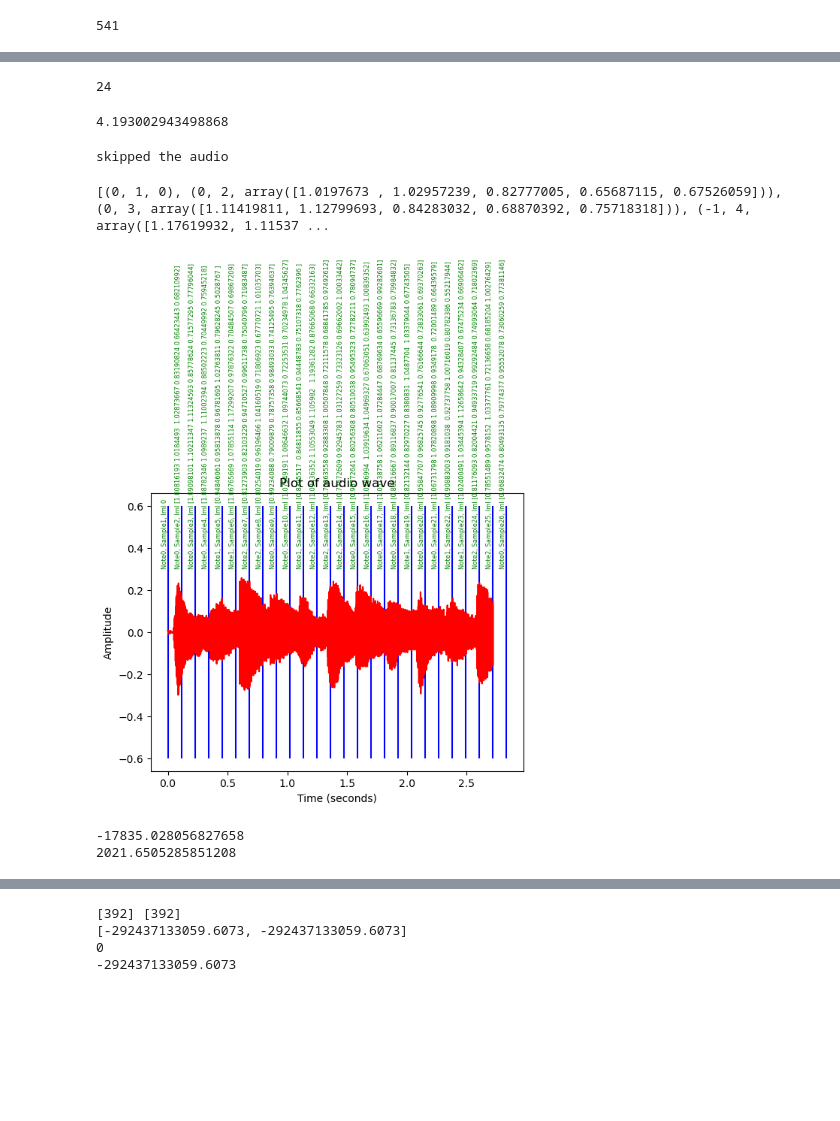
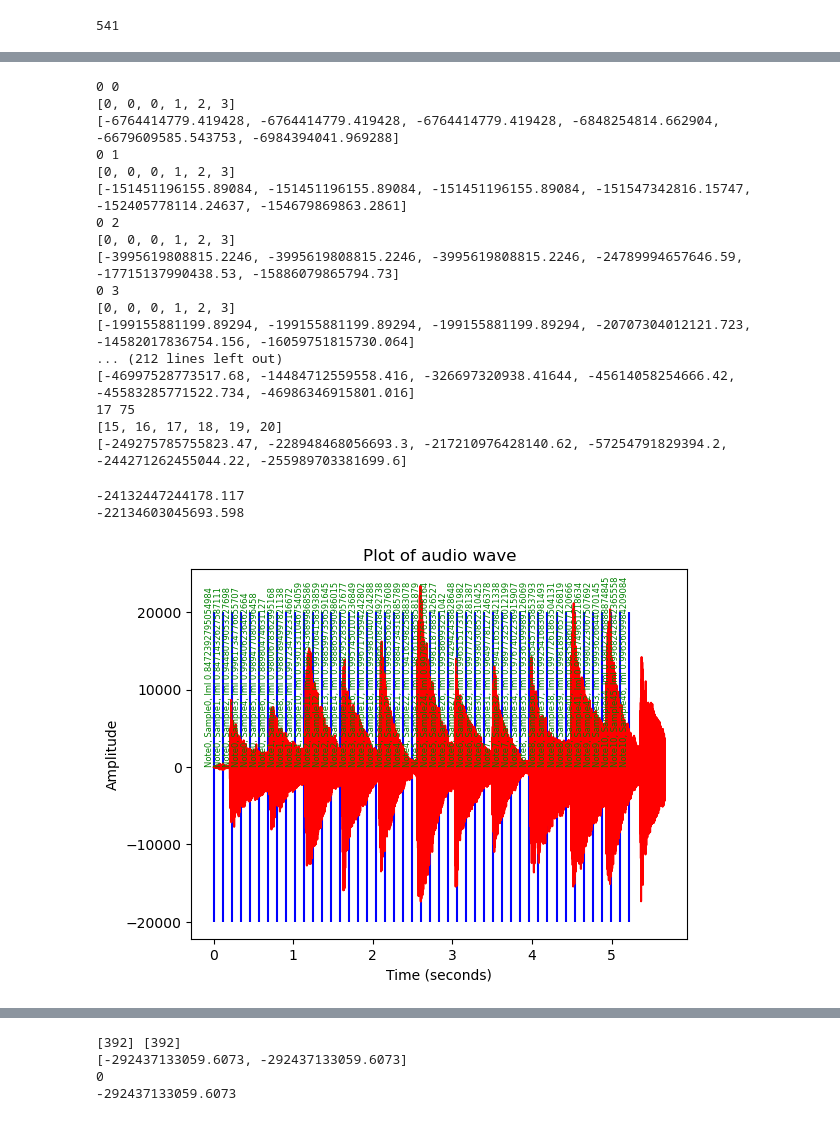
Before and after one commit to josephinecowley/Score-follower, a Jupyter notebook: GP_models/no_onset_detection.ipynb, the cells around one changed output, grey strips where cells are left out. Drawn from its saved outputs; the diff is of its cells as text; code cells hidden in the pictures; blank space fills up the shorter version.

Commit message:
feat: make the alignment algorithm provide only ML (positive values)

```diff
--- a/GP_models/no_onset_detection.ipynb
+++ b/GP_models/no_onset_detection.ipynb
@@ -28,7 +28,7 @@ hop = 5000
 sample_len = 1000
 cov_dict = {}
 # %%
-path =     '/Users/josephine/Documents/Engineering /Part IIB/Score alignment project/Score-follower/wav_files/bach_1.wav'
+path =     '/Users/josephine/Documents/Engineering /Part IIB/Score alignment project/Score-follower/wav_files/bach_3.wav'
 sample_rate, data = wav.read(path)
 
 audio_duration = len(data)/sample_rate
@@ -51,8 +51,14 @@ def oltw(sample_data: list, score: list, time_samples: np.ndarray, n: int, pedal
         if np.sum(abs(sample))>10:
             lml = []
             num_lookahead = min(len(score) - state_number + 1, n) + back_track
+            print(state_number, audio_frame_number)
+            score_states = []
             for i in range(num_lookahead):
-                lml.append(-helper.stable_nlml(time_samples=time_samples, Y=sample, T=0.465, v=2.37, M=13,sigma_f=5, cov_dict=cov_dict, normalised=False,f=score[max(state_number+i-back_track, 0)]))
+                score_states.append(max(state_number+i-back_track, 0))
+                lml.append(-helper.stable_nlml(time_samples=time_samples, Y=sample, T=0.465, v=2.37, M=9,sigma_f=0.1, cov_dict=cov_dict, normalised=False,f=score[max(state_number+i-back_track, 0)]))
+            print(score_states)
+            print(lml)
+
 
             # priors = 1/np.arange(1, num_lookahead+1)
             priors = [0.98,0.99,1,0.99,0.98,0.97]#np.ones(num_lookahead)
@@ -61,15 +67,16 @@ def oltw(sample_data: list, score: list, time_samples: np.ndarray, n: int, pedal
             posterior_ml = np.exp(normalised_lml) * priors
 
             index = np.argmax(posterior_ml)
-            ml = posterior_ml
+            ml = posterior_ml[index]
 
             state_number += index - back_track
 
         else:
             print("skipped the audio")
 
+        path.append((state_number, audio_frame_number, ml))
         audio_frame_number += 1
-        path.append((state_number, audio_frame_number, ml))
+
     return path
 # %%
 sample_time_samples = np.linspace(0, sample_len/sample_rate, len(sample_data[0]))
@@ -77,45 +84,49 @@ sample_time_samples = np.linspace(0, sample_len/sample_rate, len(sample_data[0])
 for state in score[:250]:
     if str(state) not in cov_dict:
         cov_dict[str(state)] = helper.SM_kernel(
-            sample_time_samples, sample_time_samples, M=9,  f=state, sigma_f=5, T=0.465, v=2.37) + 0.01**2 * np.eye(sample_len)
+            sample_time_samples, sample_time_samples, M=9,  f=state, sigma_f=0.1, T=0.465, v=2.37) + 0.01**2 * np.eye(sample_len)
 
 # path = oltw(sample_data[:30], score, sample_time_samples, 3)
-# %%
-len(cov_dict)
-# %% [output]
-24
-# %%
-print(np.sum(np.abs(sample_data[0])))
-# %% [output]
-4.193002943498868
 # %%
-path = oltw(sample_data[:30], score, sample_time_samples, n=4, cov_dict=cov_dict, back_track=2)
+path = oltw(sample_data[:80], score, sample_time_samples, n=4, cov_dict=cov_dict, back_track=2)
 # %% [output]
-skipped the audio
+0 0
+[0, 0, 0, 1, 2, 3]
+[-6764414779.419428, -6764414779.419428, -6764414779.419428, -6848254814.662904, -6679609585.543753, -6984394041.969288]
+0 1
+[0, 0, 0, 1, 2, 3]
+[-151451196155.89084, -151451196155.89084, -151451196155.89084, -151547342816.15747, -152405778114.24637, -154679869863.2861]
+0 2
+[0, 0, 0, 1, 2, 3]
+[-3995619808815.2246, -3995619808815.2246, -3995619808815.2246, -24789994657646.59, -17715137990438.53, -15886079865794.73]
+0 3
+[0, 0, 0, 1, 2, 3]
+[-199155881199.89294, -199155881199.89294, -199155881199.89294, -20707304012121.723, -14582017836754.156, -16059751815730.064]
+... (212 lines left out)
+[-46997528773517.68, -14484712559558.416, -326697320938.41644, -45614058254666.42, -45583285771522.734, -46986346915801.016]
+17 75
+[15, 16, 17, 18, 19, 20]
+[-249275785755823.47, -228948468056693.3, -217210976428140.62, -57254791829394.2, -244271262455044.22, -255989703381699.6]
-# %%
-print(path)
-# %% [output]
-[(0, 1, 0), (0, 2, array([1.0197673 , 1.02957239, 0.82777005, 0.65687115, 0.67526059])), (0, 3, array([1.11419811, 1.12799693, 0.84283032, 0.68870392, 0.75718318])), (-1, 4, array([1.17619932, 1.11537 ...
+# %%
+print(-helper.stable_nlml(time_samples=sample_time_samples, Y=sample_data[8], T=0.465, v=2.37, M=9,sigma_f=0.1, cov_dict=cov_dict, normalised=False,f=score[3]))
+print(-helper.stable_nlml(time_samples=sample_time_samples, Y=sample_data[8], T=0.465, v=2.37, M=9,sigma_f=0.1, cov_dict=cov_dict, normalised=False,f=score[0]))
+# %% [output]
+-24132447244178.117
+-22134603045693.598
 # %%
-link =     '/Users/josephine/Documents/Engineering /Part IIB/Score alignment project/Score-follower/wav_files/bach_1.wav'
+link =     '/Users/josephine/Documents/Engineering /Part IIB/Score alignment project/Score-follower/wav_files/bach_3.wav'
 sample_rate, data = wav.read(link)
-data=data[:120000]
+data=data[:250000]
 audio_duration = len(data)/sample_rate
 time_samples = np.linspace(0, audio_duration, len(data))
 helper.plot_audio(time_samples, data)
 
-for i in range(len(sample_indices[:26])):
+for i in range(len(sample_indices[:47])):
     plt.vlines(sample_indices[i]/sample_rate, ymin=-
-                       0.6, ymax=0.6, colors='blue', zorder=2)
+                       20000, ymax=20000, colors='blue', zorder=2)
     note = path[i][0]
     sample = path[i][1]
     lml = path[i][2]
     plt.text(sample_indices[i]/sample_rate, 0.3, f'Note{note}, Sample{sample}, lml {lml}', color='green', ha='right', va='bottom', rotation=90, fontsize=6)
 # %% [output]
-[figure, old version]
+[figure, new version]
-# %%
-print(-helper.stable_nlml(sample_time_samples, sample_data[6], normalised=False,f=score[1],M=9, sigma_f=5, T=0.465, v=2.37))
-print(-helper.stable_nlml(sample_time_samples, sample_data[6], normalised=False,f=score[2], M=9, sigma_f=5, T=0.465, v=2.37))
-# %% [output]
--17835.028056827658
-2021.6505285851208
```
Also changed, not shown: parts of 2 cells of this notebook.
